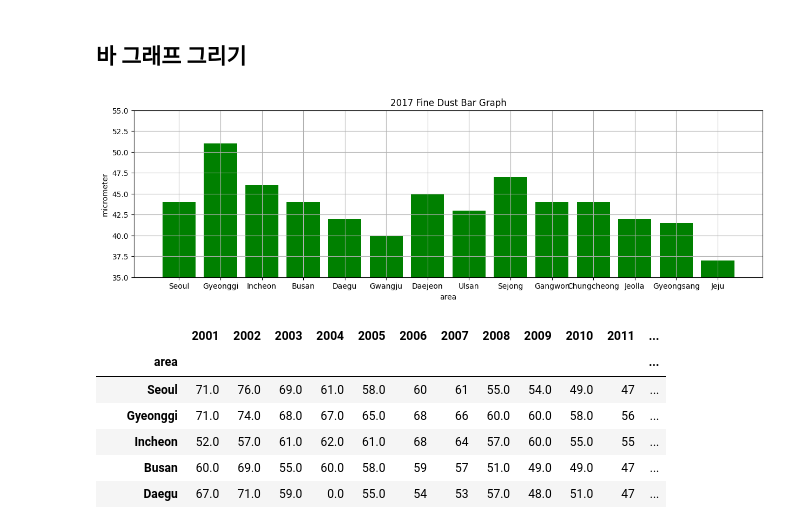
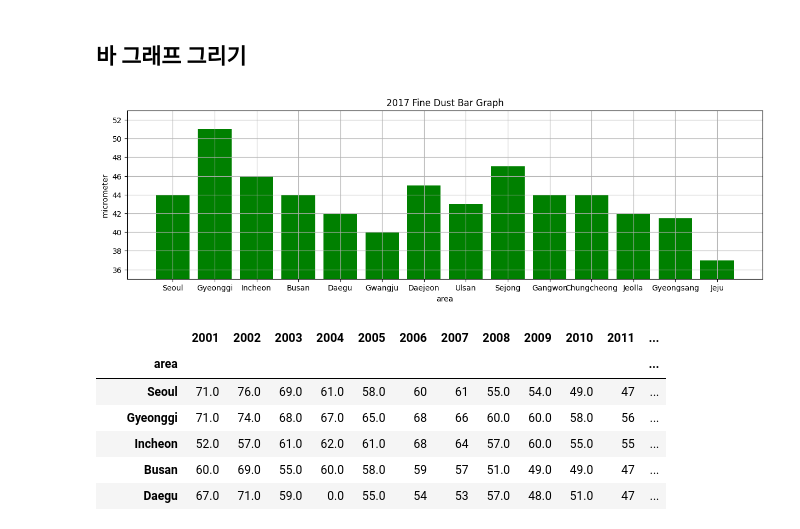
Before and after one commit to leadline42/lecture-bda-visaulization-python, a Jupyter notebook: Lecture02/Lecture02_matplotlib.ipynb, the cells around one changed output. Saved outputs shown, nothing was run; the diff lists cells and outputs as text; code cells hidden in the pictures.

```diff
--- a/Lecture02/Lecture02_matplotlib.ipynb
+++ b/Lecture02/Lecture02_matplotlib.ipynb
@@ -240,18 +287,18 @@ plt.show()
 # %%
 # 2017년 미세먼지 세로 막대 그래프 그리기
 fig, ax = plt.subplots()
+fig.set_size_inches(15,4)
 
-fig.set_size_inches(15,4)
 ax.bar(df_rawdata_fine_dust.index, df_rawdata_fine_dust[2017], color='g')
-ax.set_ylim(35,55)
+ax.set_ylim(35,53)
 ax.set_xlabel('area')
 ax.set_ylabel('micrometer')
 ax.set_title('2017 Fine Dust Bar Graph')
 ax.grid()
 
 plt.show()
 # %% [output]
-[figure, old version]
+[figure, new version]
 # %%
 df_rawdata_fine_dust
 # %% [output]
```
Also changed, not shown: parts of 23 cells of this notebook, 1 other file.
